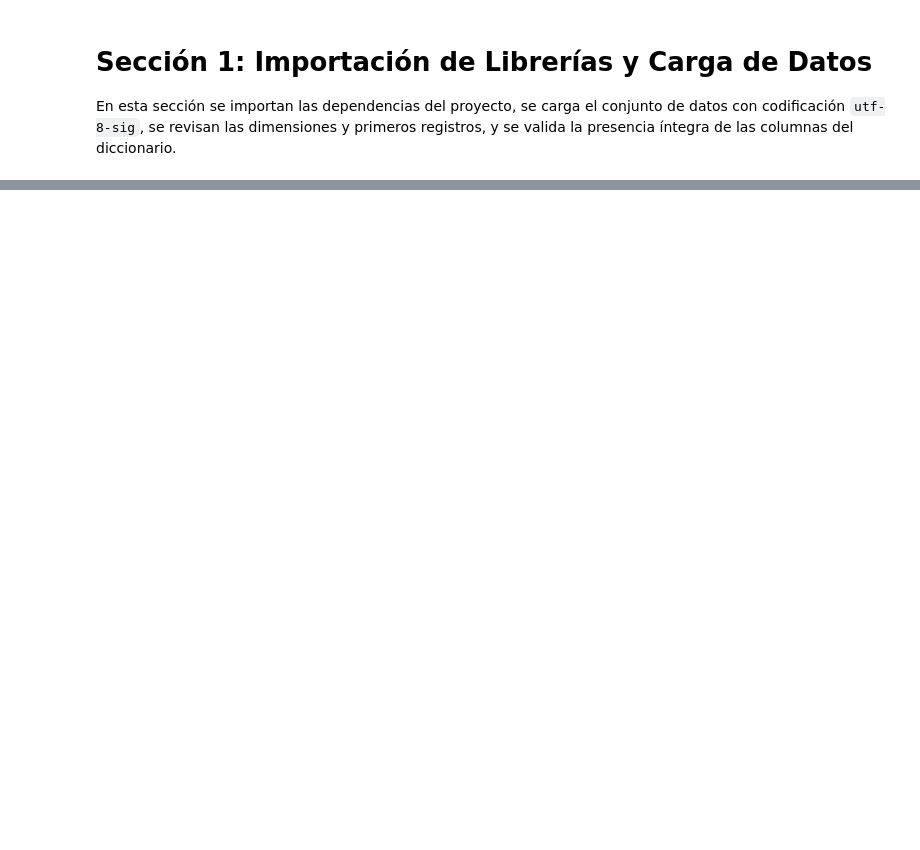
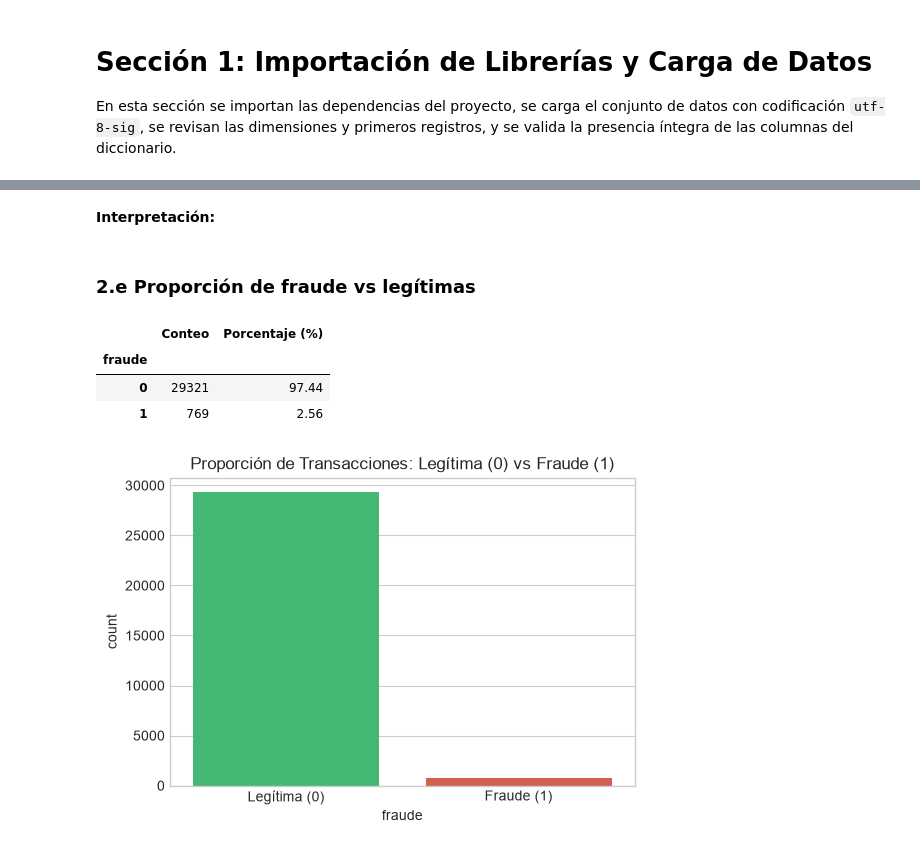
Before and after one commit to Leonardo2002AF/DETECCION_FRAUDEZ, a Jupyter notebook: fraude.ipynb, the cells around one changed output, grey strips where cells are left out. Saved outputs shown, nothing was run; the diff lists cells and outputs as text; code cells hidden in the pictures; blank space fills up the shorter version.

```diff
--- a/fraude.ipynb
+++ b/fraude.ipynb
@@ -83,0 +144,22 @@ Columnas esperadas: 13 | Columnas detectadas: 13
+# %% [markdown]
+**Interpretación:**
+# %% [markdown]
+### 2.e Proporción de fraude vs legítimas
+# %%
+# Conteo y porcentaje de la variable objetivo (fraude)
+conteo_fraude = df["fraude"].value_counts()
+pct_fraude = (df["fraude"].value_counts(normalize=True) * 100).round(2)
+display(pd.DataFrame({"Conteo": conteo_fraude, "Porcentaje (%)": pct_fraude}))
+
+# Gráfico de barras de la variable objetivo
+plt.figure(figsize=(6, 4))
+ax = sns.countplot(data=df, x="fraude", hue="fraude", palette=["#2ecc71", "#e74c3c"], legend=False)
+ax.set_title("Proporción de Transacciones: Legítima (0) vs Fraude (1)")
+ax.set_xticks([0, 1], labels=["Legítima (0)", "Fraude (1)"])
+plt.show()
+# %% [output]
+|  | Conteo | Porcentaje (%) |
+| fraude |  |  |
+| 0 | 29321 | 97.44 |
+| 1 | 769 | 2.56 |
+[figure, added]
```
Also changed, not shown: parts of 20 cells of this notebook.
